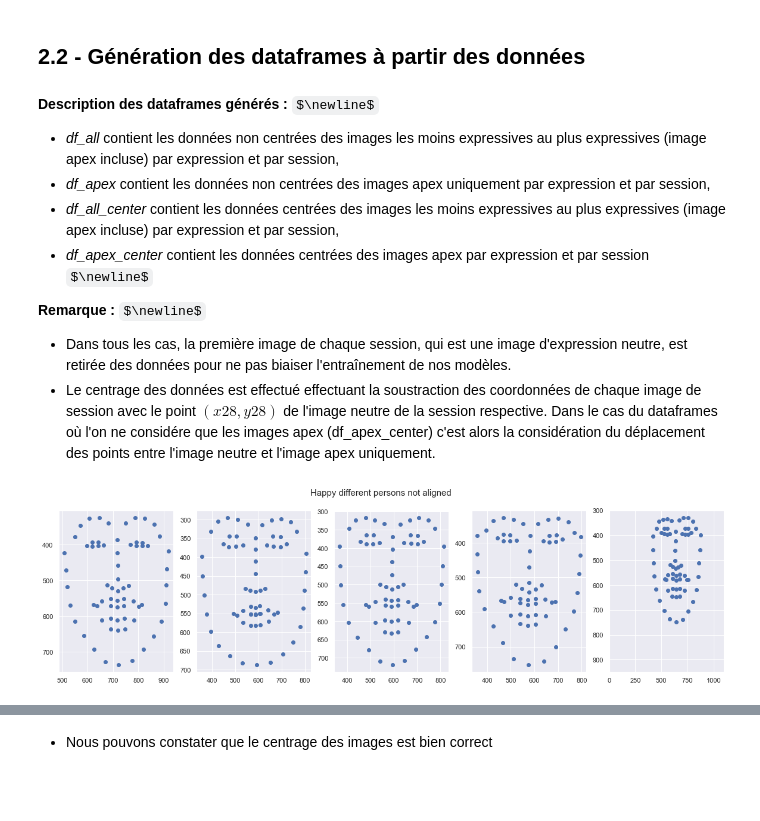
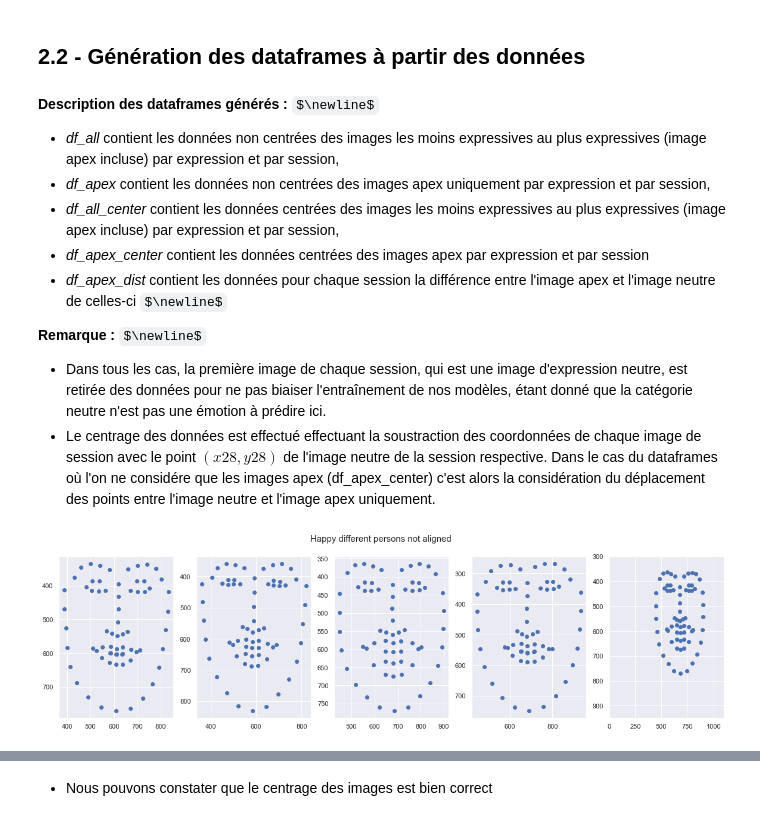
Before and after one commit to patherstevenson/M1-PROJECT-DS, a Jupyter notebook: project.ipynb, the cells around one changed output, grey strips where cells are left out. Cells and saved outputs as stored; diff of their text form; code cells hidden in the pictures; some formulas as TeX source; blank space fills up the shorter version.

```diff
--- a/project.ipynb
+++ b/project.ipynb
@@ -9,12 +9,13 @@
 # 1- Librairies
 # %%
 import os
+from joblib import dump, load
 import numpy as np
 import pandas as pd
 import matplotlib.pyplot as plt
 import seaborn as sns
 %matplotlib inline
-import seaborn; seaborn.set()
+sns.set()
 # %% [markdown]
 # 2 - Data pre-processing
 # %% [markdown]
@@ -92,12 +108,14 @@ def generate_dataframe(folder,selection,only_apex=False,center=False,mid_pt=27):
 
     return df
 # %%
-def plt_face(coord,title,reverse=False):
+def plt_face(coord,title,lim=False):
     """
+    plot a fives given face representation by coordinate pts
+
     :param coord: nd.array of a coordinates point that represent faces
-    :param reverse:
+    :param lim: set xlim ylim if True, otherwise False
     :type coord: ndarray
-    :type reverse: bool
+    :type lim: Bool
     """
     figure, axis = plt.subplots(1, len(coord),figsize=(20,5))
 
@@ -105,10 +123,11 @@ def plt_face(coord,title,reverse=False):
 
         axis[i].scatter(coord[i].reshape(68,2)[:,0],coord[i].reshape(68,2)[:,1])
 
-        if reverse:
-            axis[i].invert_yaxis()
-            plt.xlim([0,1100])
-            plt.ylim([950,300])
+        axis[i].invert_yaxis()
+
+    if lim:
+        plt.xlim([0,1100])
+        plt.ylim([950,300])
 
     figure.suptitle(title,fontsize=15)
 # %% [markdown]
@@ -118,20 +137,22 @@ $\newline$
 * *df_apex* contient les données non centrées des images apex uniquement par expression et par session,
 * *df_all_center* contient les données centrées des images les moins expressives au plus expressives (image apex incluse) par expression et par session,
 * *df_apex_center* contient les données centrées des images apex par expression et par session
+* *df_apex_dist* contient les données pour chaque session la différence entre l'image apex et l'image neutre de celles-ci
 $\newline$
 
 **Remarque :**
 $\newline$
-* Dans tous les cas, la première image de chaque session, qui est une image d'expression neutre, est retirée des données pour ne pas biaiser l'entraînement de nos modèles.
+* Dans tous les cas, la première image de chaque session, qui est une image d'expression neutre, est retirée des données pour ne pas biaiser l'entraînement de nos modèles, étant donné que la catégorie neutre n'est pas une émotion à prédire ici.
 * Le centrage des données est effectué effectuant la soustraction des coordonnées de chaque image de session avec le point $(x28,y28)$ de l'image neutre de la session respective. Dans le cas du dataframes où l'on ne considére que les images apex (df_apex_center) c'est alors la considération du déplacement des points entre l'image neutre et l'image apex uniquement.
 # %%
-df_all = generate_dataframe(folder,emotion,only_apex=False,center=False)
-df_apex = generate_dataframe(folder,emotion,only_apex=True,center=False)
-df_all_center = generate_dataframe(folder,emotion,only_apex=False,center=True)
+df_all = generate_dataframe(folder,emotion)
+df_apex = generate_dataframe(folder,emotion,only_apex=True)
+df_all_center = generate_dataframe(folder,emotion,center=True)
 df_apex_center = generate_dataframe(folder,emotion,only_apex=True,center=True)
+df_apex_dist = generate_dataframe(folder,emotion,apex_dist=True)
 # %%
 coord = df_apex[df_apex['emotion']==1].loc[:,'x1':].values
-plt_face(coord[[np.random.randint(0,len(coord)) for i in range(5)]],"Happy different persons not aligned",reverse=True)
+plt_face(coord[np.random.choice(np.arange(len(coord)),5)],"Happy different persons not aligned",lim=True)
 # %% [output]
-[figure, old version]
+[figure, new version]
 # %%
```
Also changed, not shown: parts of 55 cells of this notebook, 7 other files.
